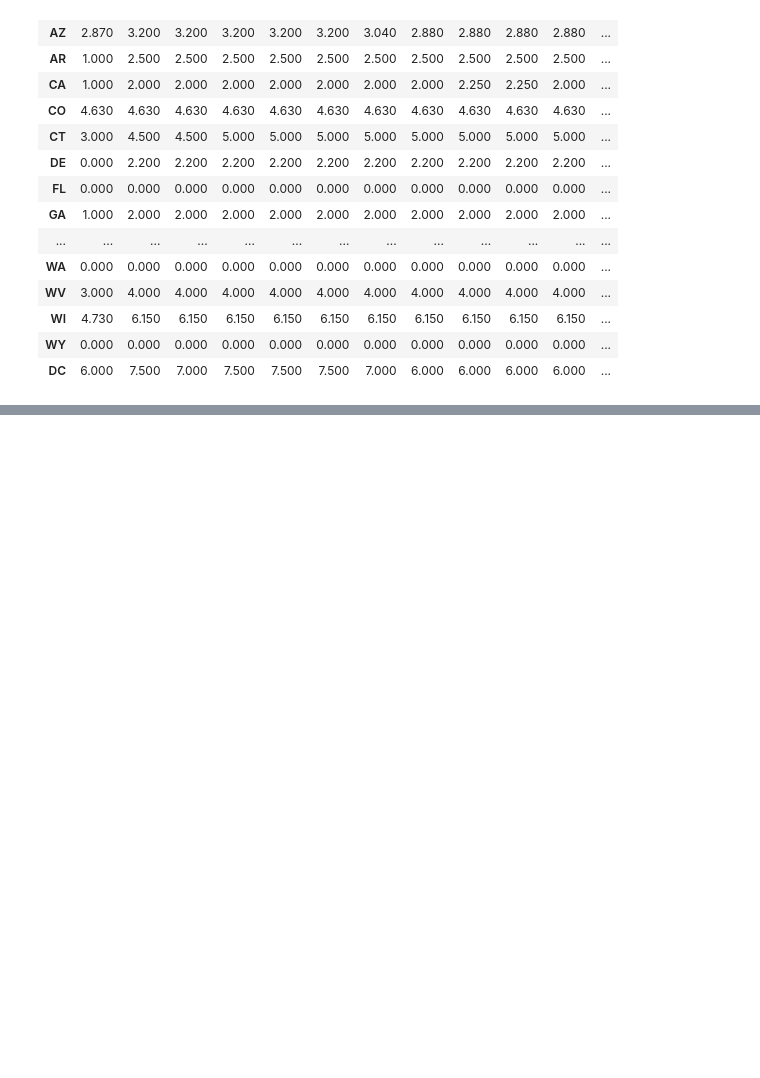
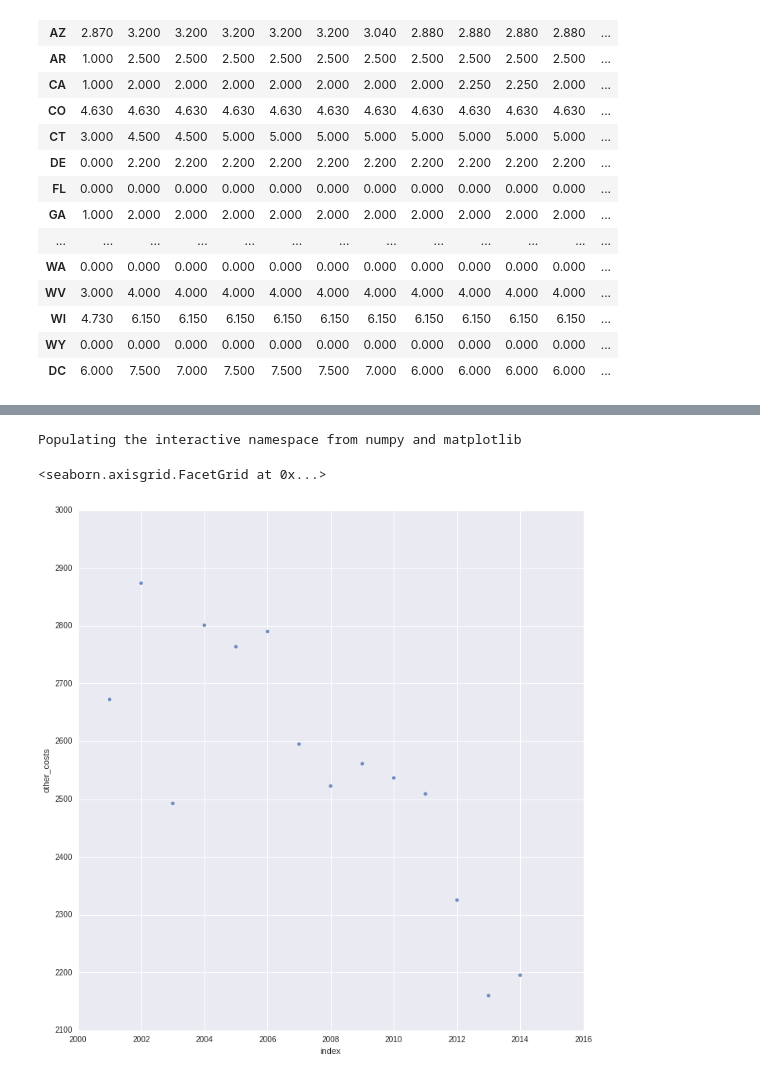
Before and after one commit to jquacinella/LivingWageModelExtension, a Jupyter notebook: Master's Thesis.ipynb, the cells around one changed output, grey strips where cells are left out. Cells and saved outputs as stored; diff of their text form; code cells hidden in the pictures; blank space fills up the shorter version.

```diff
--- a/Master's Thesis.ipynb
+++ b/Master's Thesis.ipynb
@@ -1078,3 +1000,10 @@ updated_state_tax_rate_df
+# %%
+%pylab inline
+sns.lmplot('index', 'other_costs', data=other_costs_df.loc['other_costs'].reset_index(), fit_reg=False, size=10)
+# %% [output]
+Populating the interactive namespace from numpy and matplotlib
+<seaborn.axisgrid.FacetGrid at 0x...>
+[figure, added]
 # %% [markdown]
 ## Appendix - Things to Revisit
 
```
Also changed, not shown: parts of 23 cells of this notebook, 1 other file.
